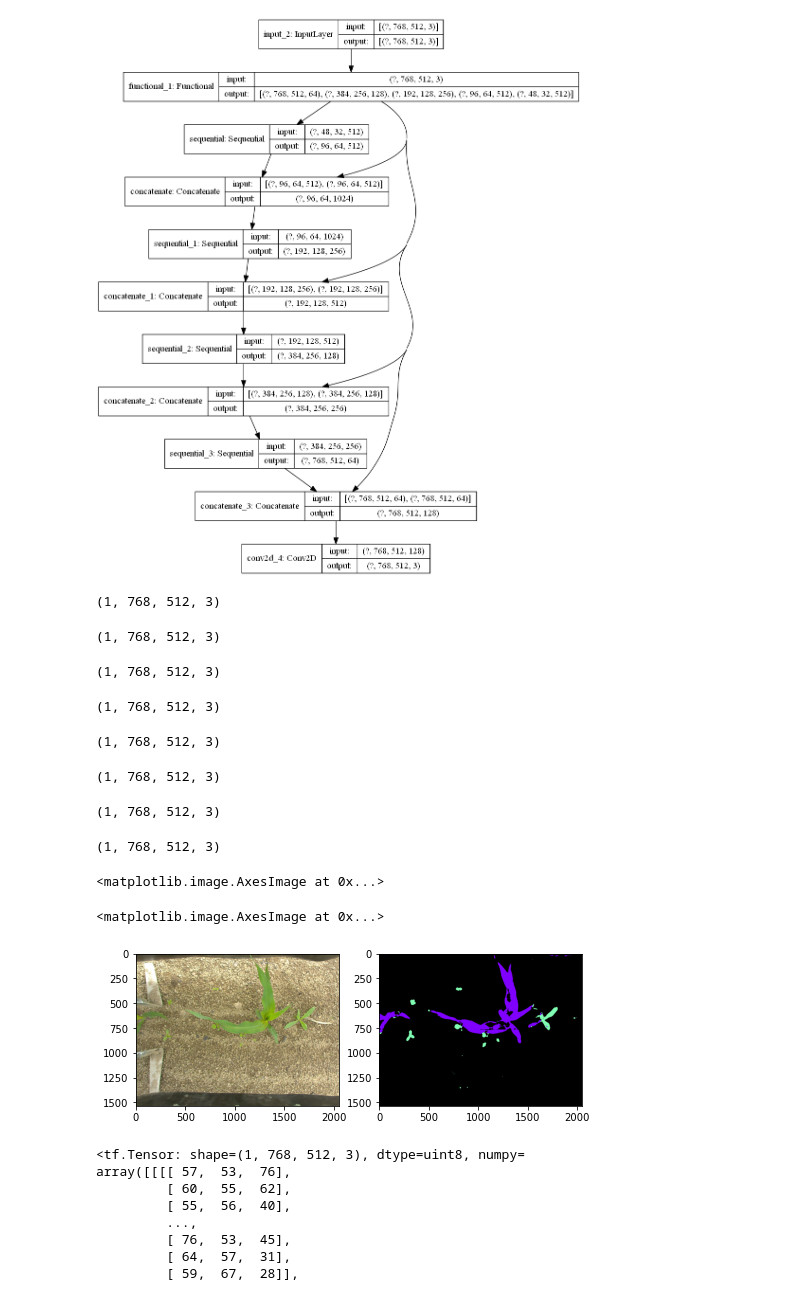
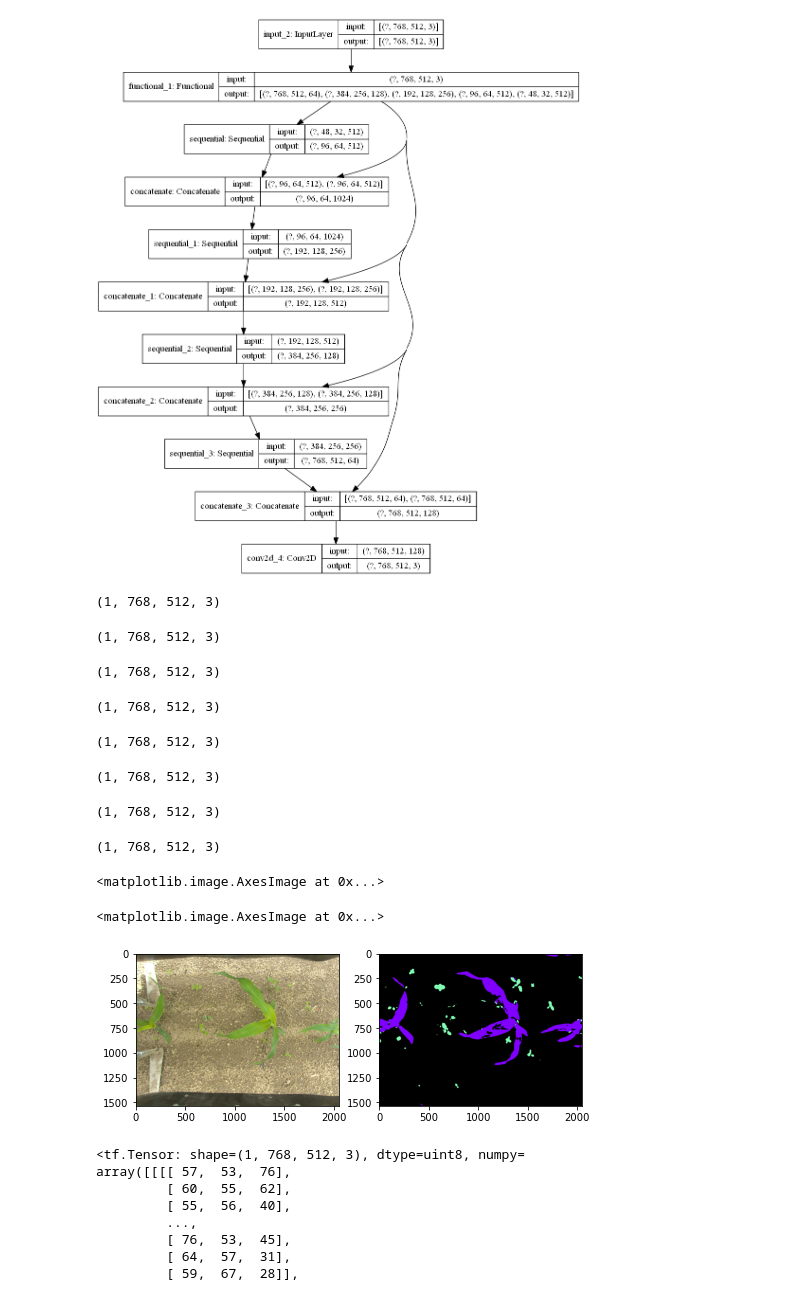
Before and after one commit to tizianofucci/A2NDLSegmentation, a Jupyter notebook: Notebook/Back_to_local.ipynb, the cells around one changed output. Drawn from its saved outputs; the diff is of its cells as text; code cells hidden in the pictures.

```diff
--- a/Notebook/Back_to_local.ipynb
+++ b/Notebook/Back_to_local.ipynb
@@ -782,7 +782,7 @@ callbacks.append(tb_callback)
 # --------------
 early_stop = True
 if early_stop:
-    es_callback = tf.keras.callbacks.EarlyStopping(monitor='val_meanIoU', patience=10, mode="max")
+    es_callback = tf.keras.callbacks.EarlyStopping(monitor='val_meanIoU', patience=20, mode="max")
     callbacks.append(es_callback)
 
 #callbacks.append(DisplayCallback())
@@ -962,7 +1006,7 @@ tf.keras.utils.plot_model(model, show_shapes=True)
 fig, ax = plt.subplots(1, 2, figsize=(8, 8))
 fig.show()
 
-image = Image.open(os.path.join(test_dir[0], 'Images/Bipbip_mais_im_02211.jpg'))
+image = Image.open(os.path.join(test_dir[0], 'Images/Bipbip_mais_im_07681.jpg'))
 #mask = rme.read_rgb_mask(os.path.join(self.dataset_dir, 'Masks', curr_filename + '.png'))
 
 
@@ -1001,34 +1045,34 @@ for j in range (0,8):
     for i in range(1, 3):
       prediction_img[np.where(predicted_class == i)] = np.array(colors[i-1])[:3] * 255
 
 #     ax[0].imshow(np.uint8(patches[j]))
 #     ax[1].imshow(np.uint8(prediction_img))
 
     predictions.append(prediction_img)
 
     fig.canvas.draw()
     time.sleep(1)
 
 total = tf.concat([predictions[0], predictions[4]], 0)
 
 for x in range (1,4):
     result=tf.concat([predictions[x], predictions[x+4]], 0)
     total=tf.concat([total, result], 1)
 
 ax[0].imshow(np.uint8(image))
 ax[1].imshow(np.uint8(total))
 # %% [output]
 (1, 768, 512, 3)
 (1, 768, 512, 3)
 (1, 768, 512, 3)
 (1, 768, 512, 3)
 (1, 768, 512, 3)
 (1, 768, 512, 3)
 (1, 768, 512, 3)
 (1, 768, 512, 3)
 <matplotlib.image.AxesImage at 0x...>
 <matplotlib.image.AxesImage at 0x...>
-[figure, old version]
+[figure, new version]
 # %%
 tf.expand_dims(patches[0],0)
 # %% [output]
```
Also changed, not shown: parts of 4 cells of this notebook.
